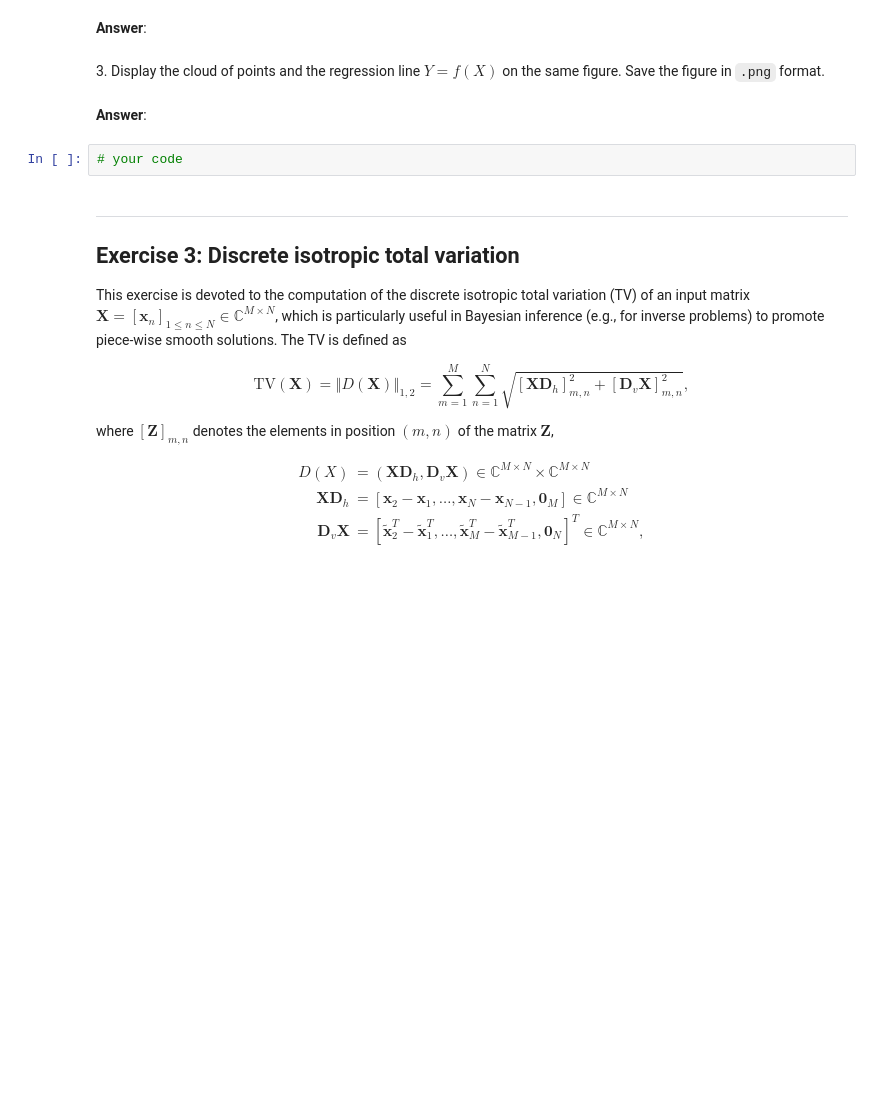
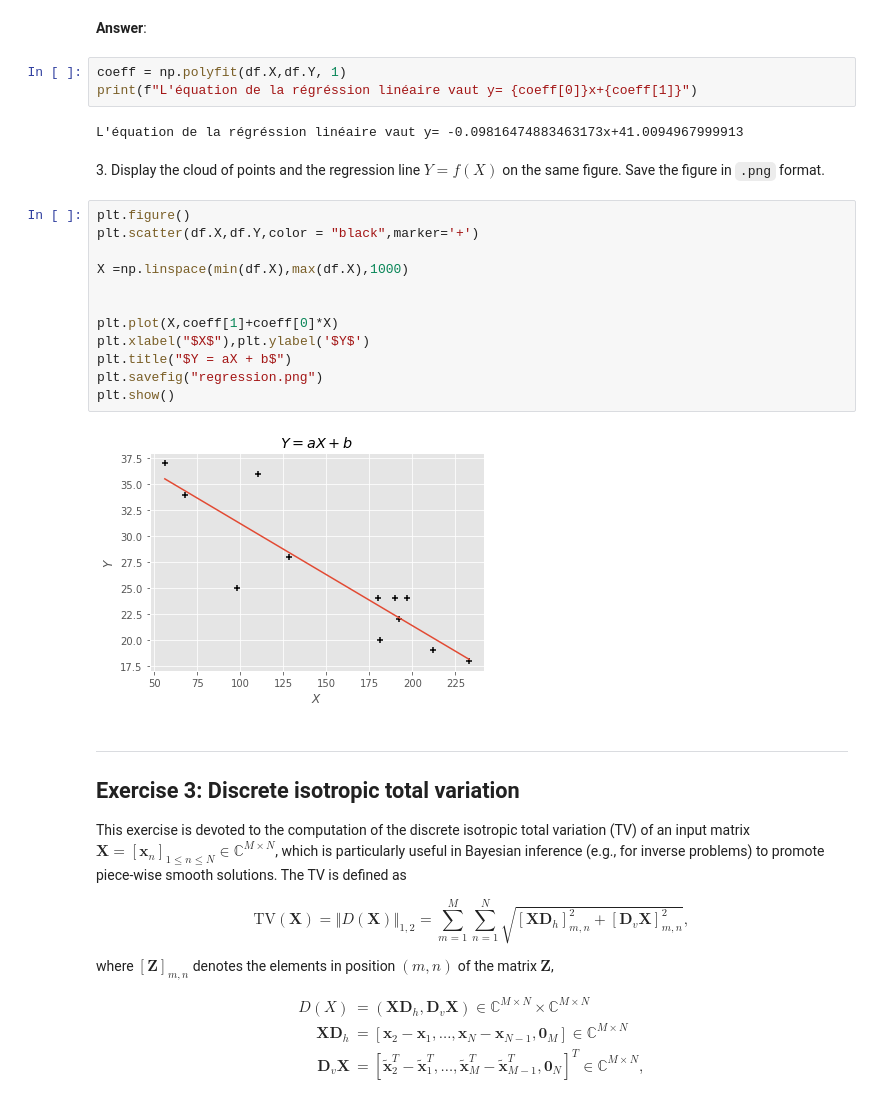
Before and after one commit to VictorCilleros/python_sdia_All, a Jupyter notebook: Labs/Lab2/lab2.ipynb, the cells around one changed output. Cells and saved outputs as stored; diff of their text form; blank space fills up the shorter version.

```diff
--- a/Labs/Lab2/lab2.ipynb
+++ b/Labs/Lab2/lab2.ipynb
@@ -151,12 +151,27 @@ display(df)
 > - if needed, note that you can retrieve the data from the resulting `pandas` `DataFrame` with the `to_numpy()` method.
 # %% [markdown]
 **Answer**:
+# %%
+coeff = np.polyfit(df.X,df.Y, 1)
+print(f"L'équation de la régréssion linéaire vaut y= {coeff[0]}x+{coeff[1]}")
+# %% [output]
+L'équation de la régréssion linéaire vaut y= -0.09816474883463173x+41.0094967999913
 # %% [markdown]
 3\. Display the cloud of points and the regression line $Y = f(X)$ on the same figure. Save the figure in `.png` format.
-# %% [markdown]
-**Answer**:
-# %%
-# your code
+# %%
+plt.figure()
+plt.scatter(df.X,df.Y,color = "black",marker='+')
+
+X =np.linspace(min(df.X),max(df.X),1000)
+
+
+plt.plot(X,coeff[1]+coeff[0]*X)
+plt.xlabel("$X$"),plt.ylabel('$Y$')
+plt.title("$Y = aX + b$")
+plt.savefig("regression.png")
+plt.show()
+# %% [output]
+[figure, added]
 # %% [markdown]
 ---
 ## <a name="ex3">Exercise 3: Discrete isotropic total variation</a>
```
Also changed, not shown: parts of 7 cells of this notebook, 1 other file.
